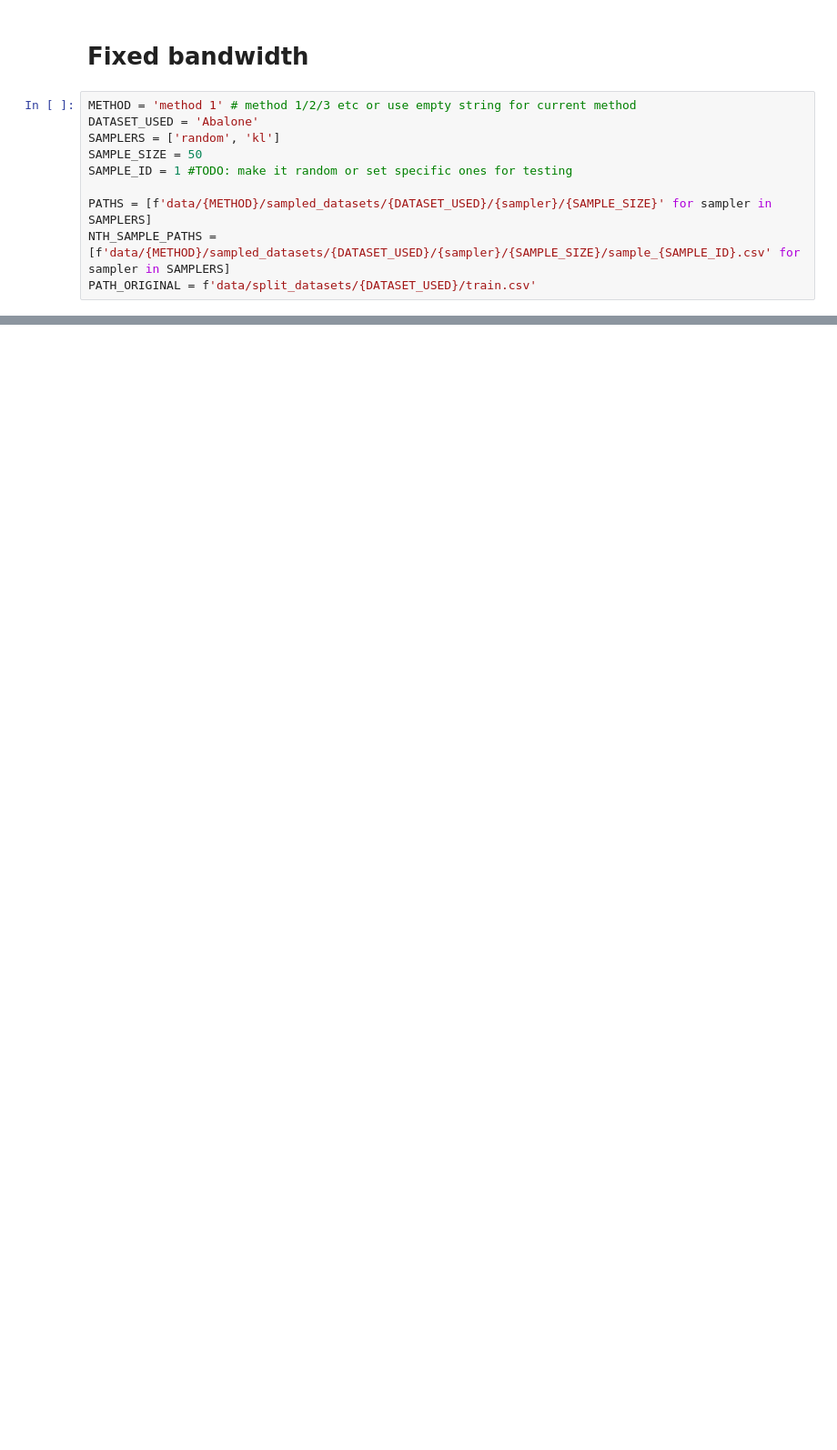
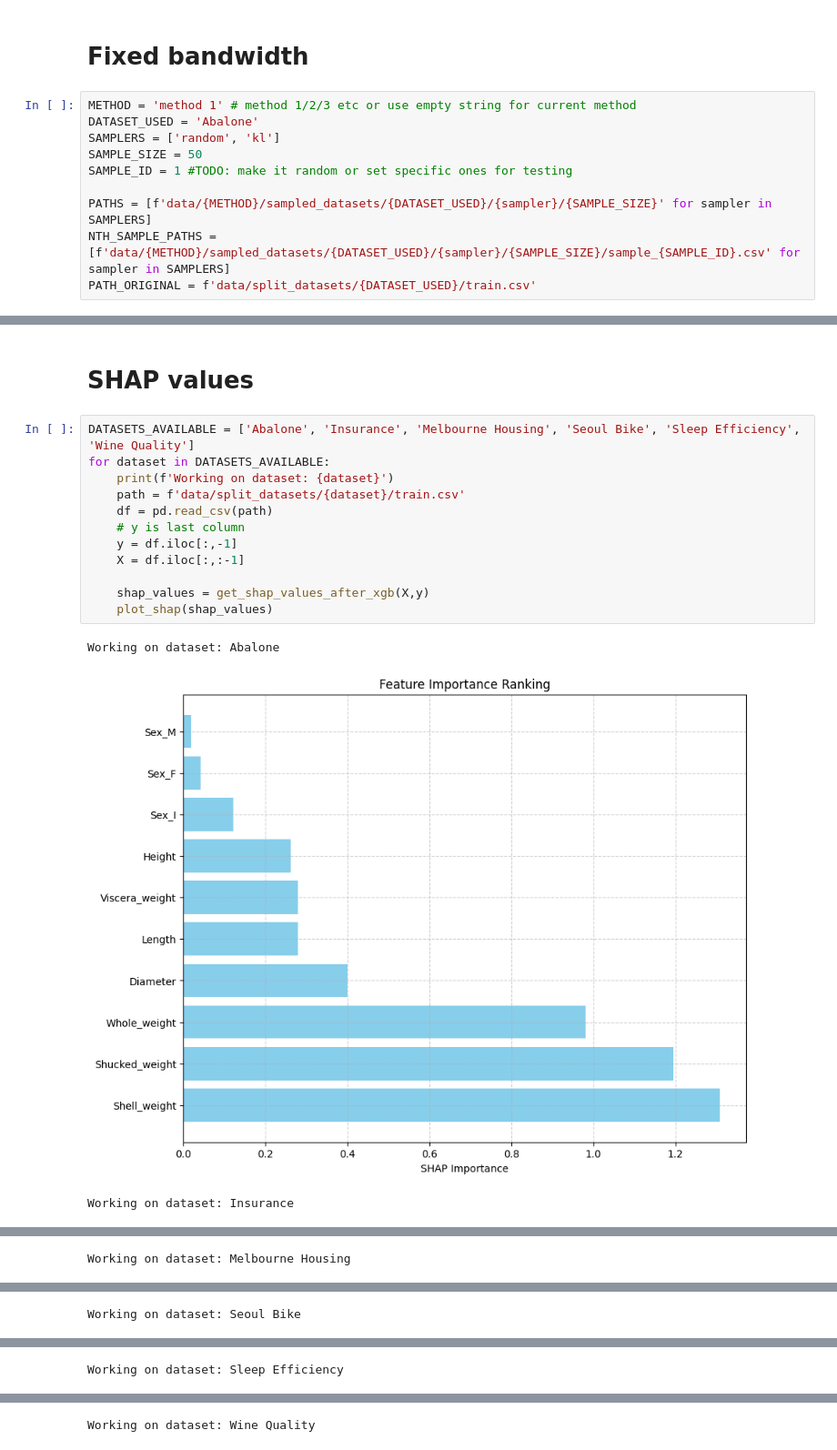
Before and after one commit to ghsumhubh/Coreset-Finding-Using-PDF-Approximation, a Jupyter notebook: post_simulation_analysis.ipynb, the cells around one changed output, grey strips where cells are left out. Shown at 91% size. Saved outputs shown, nothing was run; the diff lists cells and outputs as text; blank space fills up the shorter version.

Commit message:
added shap values

```diff
--- a/post_simulation_analysis.ipynb
+++ b/post_simulation_analysis.ipynb
@@ -93,0 +75,18 @@ KeyboardInterrupt:
+# %% [markdown]
+# SHAP values
+# %%
+DATASETS_AVAILABLE = ['Abalone', 'Insurance', 'Melbourne Housing', 'Seoul Bike', 'Sleep Efficiency', 'Wine Quality']
+for dataset in DATASETS_AVAILABLE:
+    print(f'Working on dataset: {dataset}')
+    path = f'data/split_datasets/{dataset}/train.csv'
+    df = pd.read_csv(path)
+    # y is last column
+    y = df.iloc[:,-1]
+    X = df.iloc[:,:-1]
+
+    shap_values = get_shap_values_after_xgb(X,y)
+    plot_shap(shap_values)
+# %% [output]
+Working on dataset: Abalone
+[figure, added]
+Working on dataset: Insurance
@@ -93,0 +94 @@ KeyboardInterrupt:
+Working on dataset: Melbourne Housing
@@ -93,0 +96 @@ KeyboardInterrupt:
+Working on dataset: Seoul Bike
@@ -93,0 +98 @@ KeyboardInterrupt:
+Working on dataset: Sleep Efficiency
@@ -93,0 +100 @@ KeyboardInterrupt:
+Working on dataset: Wine Quality
```
Also changed, not shown: parts of 4 cells of this notebook, 2 other files.
